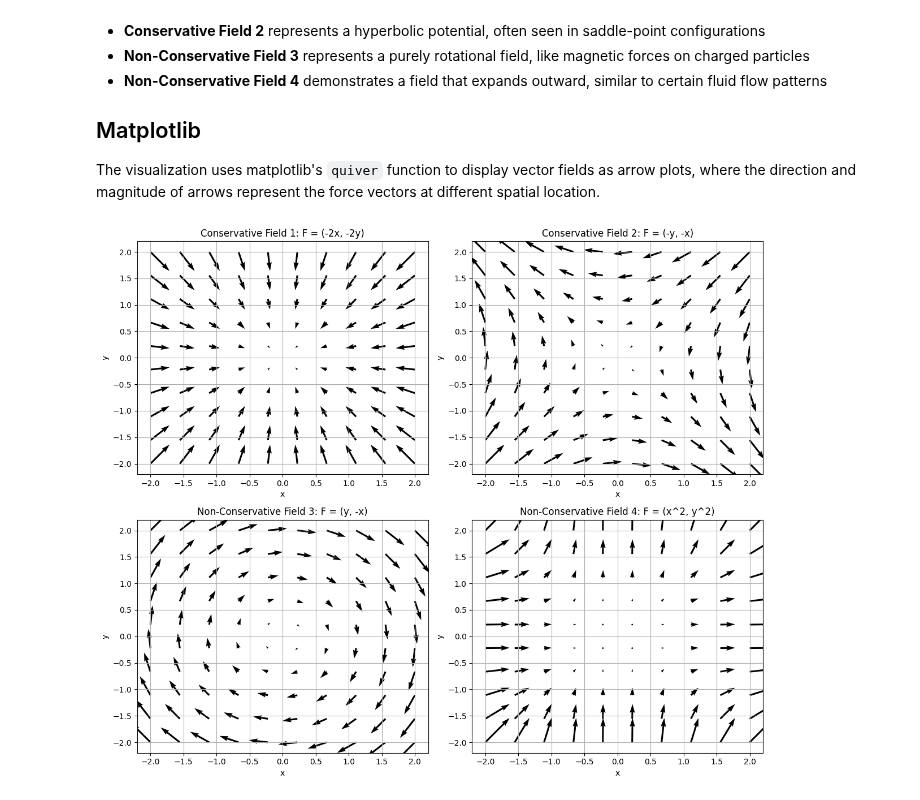
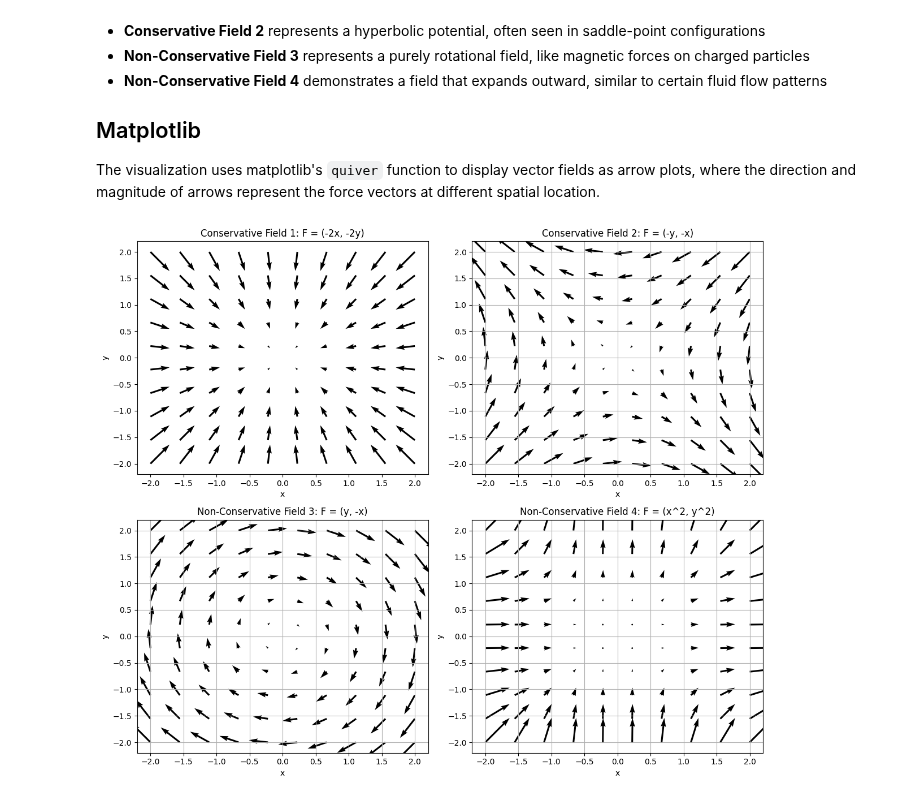
Before and after one commit to veillette/jupyterNotebooks, a Jupyter notebook: Classical Mechanics/ForceFields.ipynb, the cells around one changed output. Drawn from its saved outputs; the diff is of its cells as text; code cells hidden in the pictures.

```diff
--- a/Classical Mechanics/ForceFields.ipynb
+++ b/Classical Mechanics/ForceFields.ipynb
@@ -82,13 +82,13 @@ x, y = np.meshgrid(np.linspace(-2, 2, 10), np.linspace(-2, 2, 10))
 
 # Conservative force fields
 # Example 1: Gradient of a scalar potential U(x, y) = x^2 + y^2
-# F = -grad(V) = (-2x, -2y)
+# F = -grad(U)= (-2x, -2y)
 Fx1 = -2 * x
 Fy1 = -2 * y
 
 # Conservative force fields
 # Example 2: Gradient of a scalar potential U(x, y) = xy
-# F = -grad(V) = (-y, -x)
+# F = -grad(U) = (-y, -x)
 Fx2 = -y
 Fy2 = -x
 
@@ -111,33 +111,33 @@ plt.quiver(x, y, Fx1, Fy1)
 plt.title('Conservative Field 1: F = (-2x, -2y)')
 plt.xlabel('x')
 plt.ylabel('y')
-plt.grid(True)
 
 # Plot Conservative Field 2
 plt.subplot(2, 2, 2)
 plt.quiver(x, y, Fx2, Fy2)
 plt.title('Conservative Field 2: F = (-y, -x)')
 plt.xlabel('x')
 plt.ylabel('y')
 plt.grid(True)
 
 # Plot Non-Conservative Field 3
 plt.subplot(2, 2, 3)
 plt.quiver(x, y, Fx3, Fy3)
 plt.title('Non-Conservative Field 3: F = (y, -x)')
 plt.xlabel('x')
 plt.ylabel('y')
 plt.grid(True)
 
+
 # Plot Non-Conservative Field 4
 plt.subplot(2, 2, 4)
 plt.quiver(x, y, Fx4, Fy4)
 plt.title('Non-Conservative Field 4: F = (x^2, y^2)')
 plt.xlabel('x')
 plt.ylabel('y')
 plt.grid(True)
 
 plt.tight_layout()
 plt.show()
 # %% [output]
-[figure, old version]
+[figure, new version]
```
